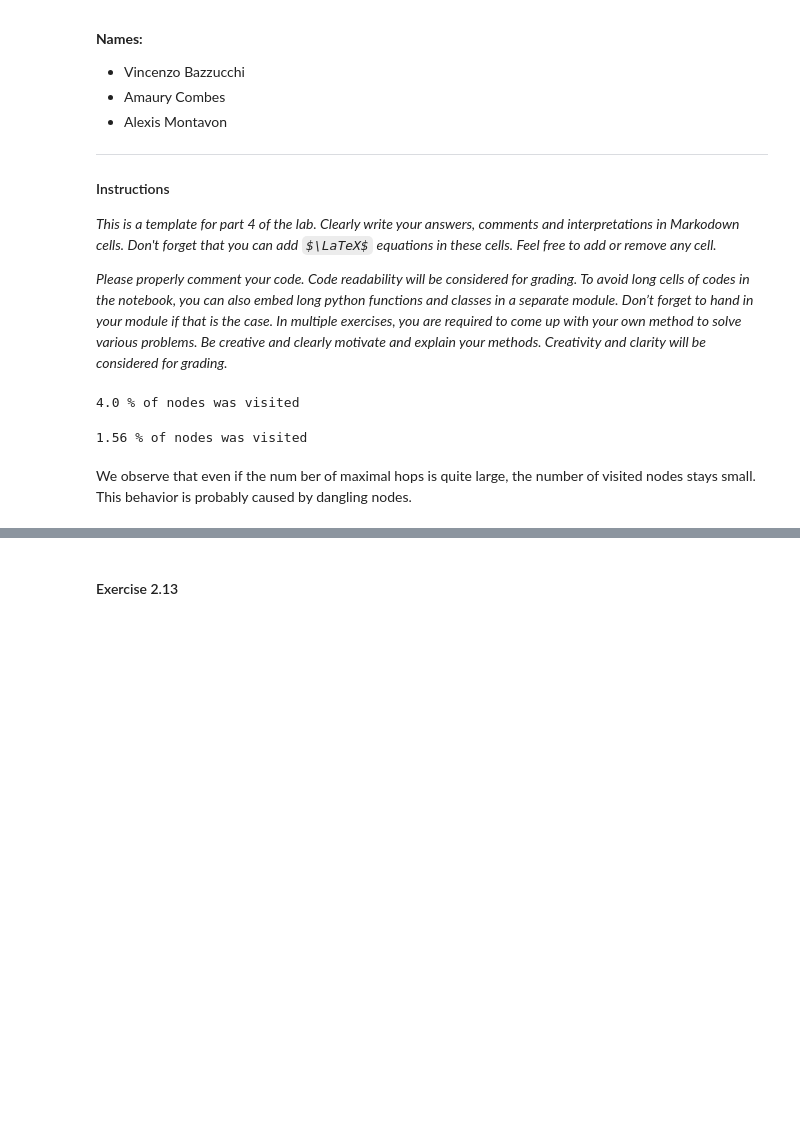
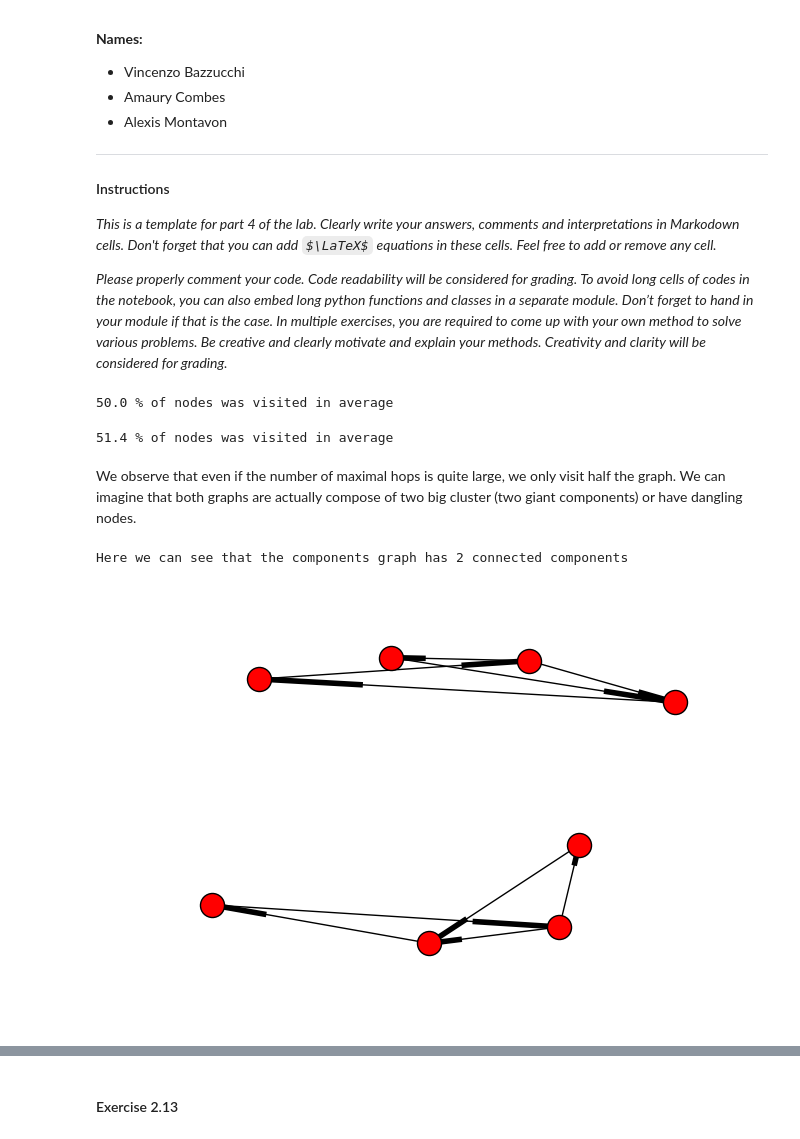
Before and after one commit to jeanbaptistebeau/Internet-Analytics-Notebooks, a Jupyter notebook: lab2/notebooks/ix-lab2-notebook-part4.ipynb, the cells around one changed output, grey strips where cells are left out. Cells and saved outputs as stored; diff of their text form; code cells hidden in the pictures; some formulas as TeX source; blank space fills up the shorter version.

```diff
--- a/lab2/notebooks/ix-lab2-notebook-part4.ipynb
+++ b/lab2/notebooks/ix-lab2-notebook-part4.ipynb
@@ -58,17 +61,22 @@ N_SIMUL = 100
 visited_nodes_p = 0
 for i in range(N_SIMUL):
     visited_nodes_p += len(random_surfer(components))
-print(visited_nodes_p / N_SIMUL, '% of nodes was visited')
+print((visited_nodes_p / N_SIMUL) * 100 / len(components), '% of nodes was visited in average')
 # %% [output]
-4.0 % of nodes was visited
+50.0 % of nodes was visited in average
 # %%
 N_SIMUL = 100
 visited_nodes_p = 0
 for i in range(N_SIMUL):
     visited_nodes_p += len(random_surfer(absorbing))
-print(visited_nodes_p / N_SIMUL, '% of nodes was visited')
+print((visited_nodes_p / N_SIMUL)* 100 / len(absorbing), '% of nodes was visited in average')
 # %% [output]
-1.56 % of nodes was visited
+51.4 % of nodes was visited in average
 # %% [markdown]
-We observe that even if the num ber of maximal hops is quite large, the number of visited nodes stays small.
-This behavior is probably caused by dangling nodes.
+We observe that even if the number of maximal hops is quite large, we only visit half the graph. We can imagine that both graphs are actually compose of two big cluster (two giant components) or have dangling nodes.
+# %%
+nx.draw(components)
+print("Here we can see that the components graph has 2 connected components")
+# %% [output]
+Here we can see that the components graph has 2 connected components
+[figure, added]
```
Also changed, not shown: parts of 13 cells of this notebook.
